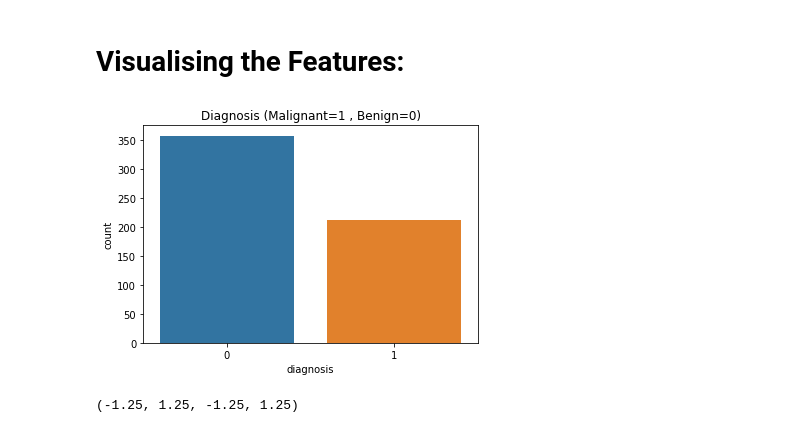
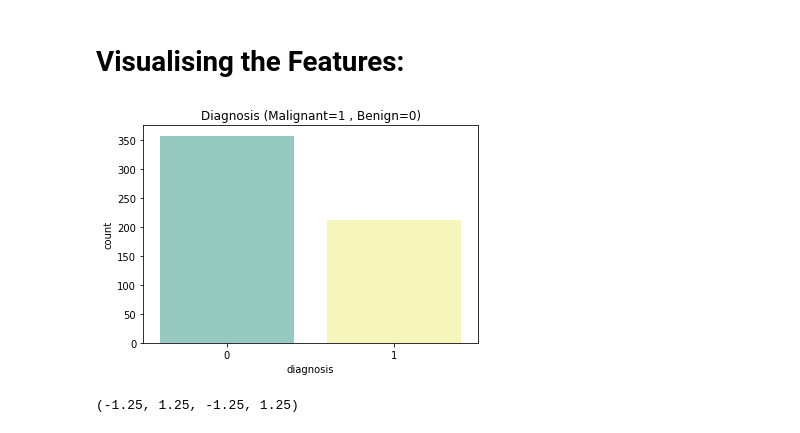
Before and after one commit to srigouri/Data-Science-Dissertation, a Jupyter notebook: BreastCancer_EDA.ipynb, the cells around one changed output. Cells and saved outputs as stored; diff of their text form; code cells hidden in the pictures.

```diff
--- a/BreastCancer_EDA.ipynb
+++ b/BreastCancer_EDA.ipynb
@@ -99,11 +99,11 @@ cancer_data.head()
 # %% [markdown]
 # Visualising the Features:
 # %%
-ax = sns.countplot(cancer_data['diagnosis'], label = 'Count')
+ax = sns.countplot(cancer_data['diagnosis'], label = 'Count',palette="Set3")
 plt.title('Diagnosis (Malignant=1 , Benign=0)')
 plt.show()
 # %% [output]
-[figure, old version]
+[figure, new version]
 # %%
 plt.title("Pie-chart visualising people susceptible to breast cancer disease vs not susceptible in percentages")
 plt.pie(cancer_data.diagnosis.value_counts(),
```
Also changed, not shown: parts of 4 cells of this notebook.
